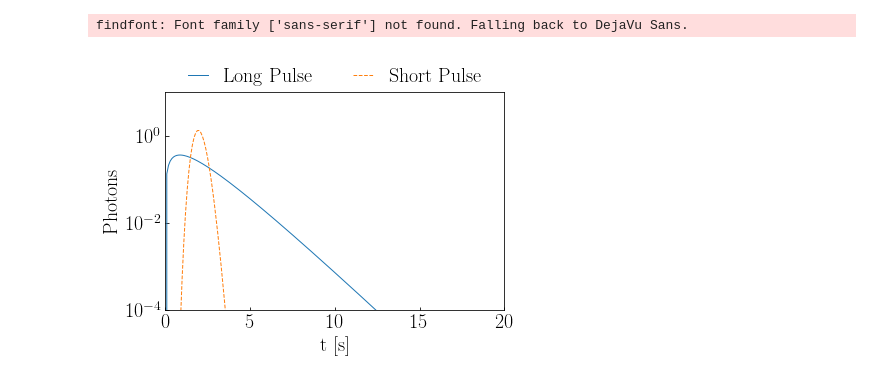
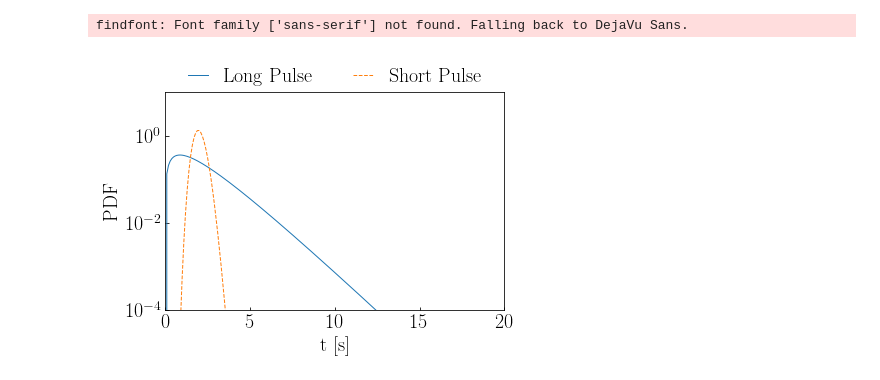
Before and after one commit to MeighenBergerS/fourth_day, a Jupyter notebook: examples/strawb_comp.ipynb, the cells around one changed output. Saved outputs shown, nothing was run; the diff lists cells and outputs as text; code cells hidden in the pictures.

```diff
--- a/examples/strawb_comp.ipynb
+++ b/examples/strawb_comp.ipynb
@@ -44,32 +48,34 @@ gamma_test_long = construct_pdf(
      "sd": 1.5
     })
 gamma_test_short = construct_pdf(
     {"class": "Gamma",
      "mean": 2.,
      "sd": 0.3
     })
 figure, (ax1) = plt.subplots(1, 1, figsize=(std_size, std_size * 6. / 8.), sharex=True)
 ax1.plot(test_grid,
          gamma_test_long.pdf(test_grid),
          lw=lw, label=r'$\mathrm{Long\; Pulse}$')
 ax1.plot(test_grid,
          gamma_test_short.pdf(test_grid),
          lw=lw, label=r'$\mathrm{Short\; Pulse}$', ls='--')
 ax1.set_xscale('linear')
 ax1.set_yscale('log')
 ax1.set_xlabel(r'$\mathrm{t}\;[\mathrm{s}]$', fontsize=fontsize)
-ax1.set_ylabel(r'$\mathrm{Photons}$', fontsize=fontsize)
+ax1.set_ylabel(r'$\mathrm{PDF}$', fontsize=fontsize)
 ax1.tick_params(axis = 'both', which = 'major', labelsize=fontsize, direction='in')
 ax1.tick_params(axis = 'both', which = 'minor', labelsize=fontsize, direction='in')
 # ax1.grid(True)
 h, l = ax1.get_legend_handles_labels()
 lgd1 = ax1.legend(h,l, loc=9, bbox_to_anchor=(0.5, +1.2),
                   ncol=5, fontsize=fontsize, handlelength=h_length,
                   fancybox=True, frameon=False)
 ax1.set_ylim(1e-4, 1e1)
 ax1.set_xlim(0., 20.)
 plt.tight_layout()
 plt.show()
+figure.savefig(PICS + "Injected_Shape.png", dpi=500,
+               bbox_inches='tight')
 # %% [output]
 findfont: Font family ['sans-serif'] not found. Falling back to DejaVu Sans.
-[figure, old version]
+[figure, new version]
```
Also changed, not shown: parts of 7 cells of this notebook, 4 other files.
